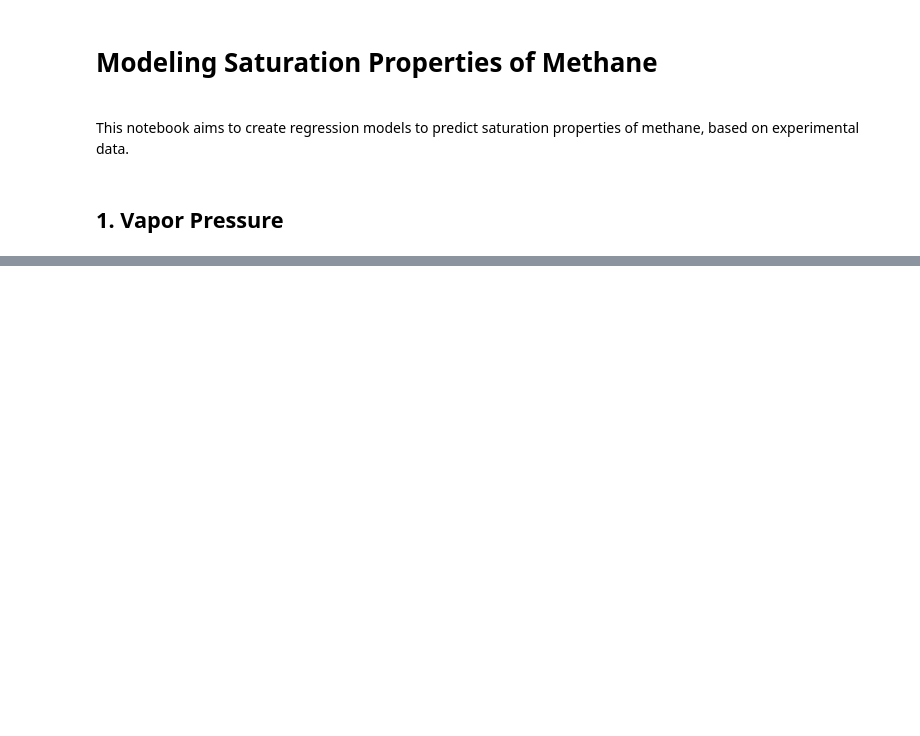
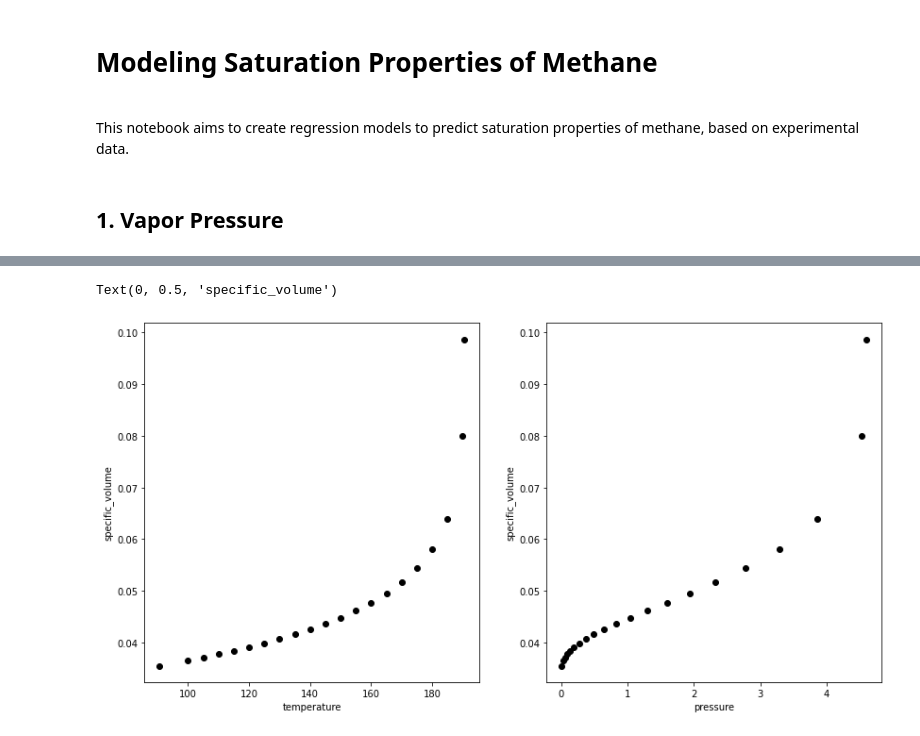
Before and after one commit to IAugustoMZ/feq1002_finalwork, a Jupyter notebook: analysis/modeling_saturation_prop_methane.ipynb, the cells around one changed output, grey strips where cells are left out. Saved outputs shown, nothing was run; the diff lists cells and outputs as text; code cells hidden in the pictures; blank space fills up the shorter version.

```diff
--- a/analysis/modeling_saturation_prop_methane.ipynb
+++ b/analysis/modeling_saturation_prop_methane.ipynb
@@ -51,0 +67,19 @@ fp.sat_temperature(FLUID_CODE, 0.03437421982919397)
+# %%
+# select predictors and target
+x = data[['t', 'p']]
+y = data[['v']]
+# %%
+# explore correlations between predictors and target
+fig = plt.figure(figsize = (14,7))
+ax1 = fig.add_subplot(1,2,1)
+plt.plot(x['t'], y, 'ko')
+plt.xlabel('temperature')
+plt.ylabel('specific_volume')
+
+ax2 = fig.add_subplot(1,2,2)
+plt.plot(x['p'], y, 'ko')
+plt.xlabel('pressure')
+plt.ylabel('specific_volume')
+# %% [output]
+Text(0, 0.5, 'specific_volume')
+[figure, added]
```
Also changed, not shown: parts of 12 cells of this notebook, 4 other files.
